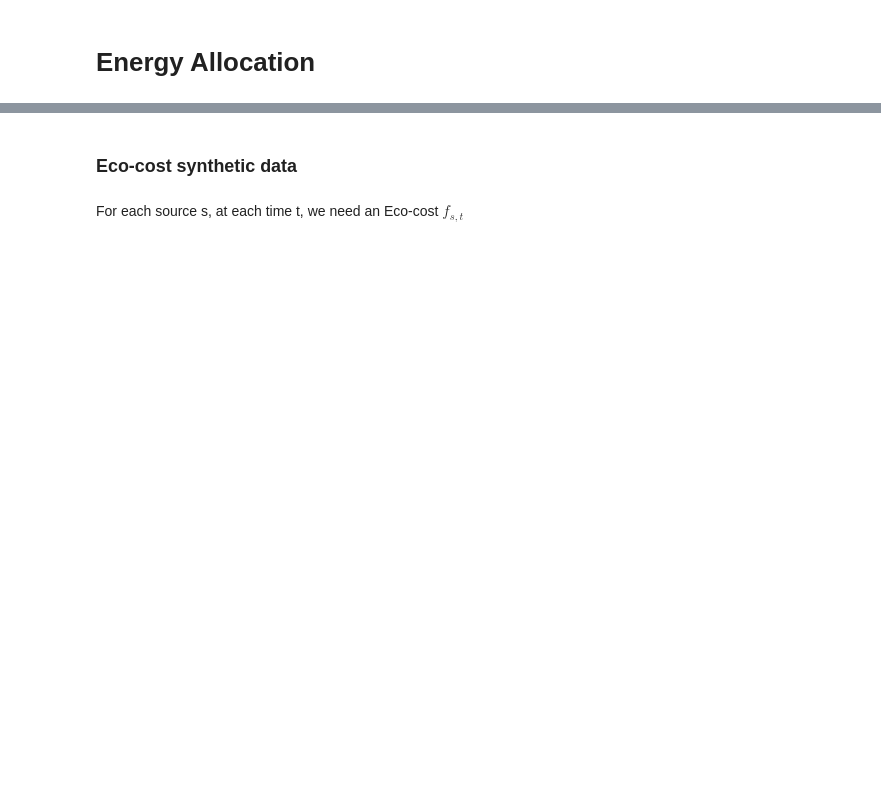
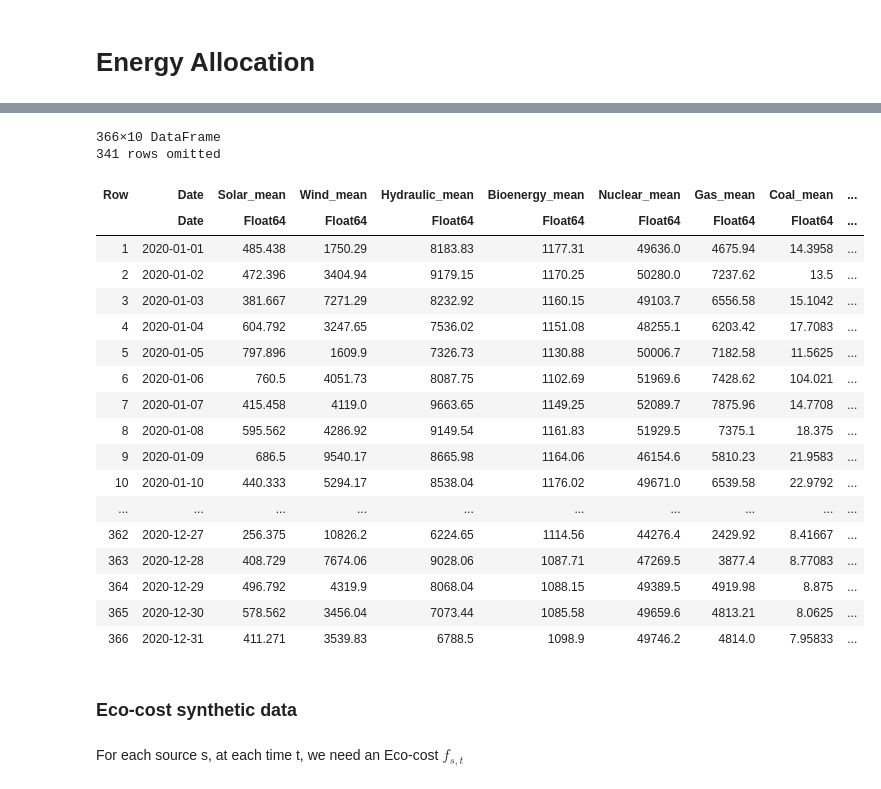
Before and after one commit to OscarCourbit/Energy-Allocation-in-France, a Jupyter notebook: Project_Problem.ipynb, the cells around one changed output, grey strips where cells are left out. Saved outputs shown, nothing was run; the diff lists cells and outputs as text; code cells hidden in the pictures; blank space fills up the shorter version.

```diff
--- a/Project_Problem.ipynb
+++ b/Project_Problem.ipynb
@@ -91,18 +108,39 @@ plot(df_by_day[!, :Date], df_by_day[!, :Solar_mean], label="Solar production", x
 # %%
 # create a daily average production dataframe
-df_daily = combine(groupby(df, :Date), :Solar => mean => :Solar_mean, :Wind => mean => :Wind_mean, :Hydraulic => mean => :Hydraulic_mean, :Bioenergy => mean => :Bioenergy_mean, :Nuclear => mean => :Nuclear_mean, :Gas => mean => :Gas_mean, :Coal => mean => :Coal_mean, :Fioul => mean => :Fioul_mean, :Consumption => mean => :Consumption_mean)
+df_daily = combine(groupby(df, :Date), :Solar => mean => :Solar_mean, :Wind => mean => :Wind_mean, :Hydraulic => mean => :Hydraulic_mean, :Bioenergy => mean => :Bioenergy_mean, :Nuclear => mean => :Nuclear_mean, :Gas => mean => :Gas_mean, :Coal => mean => :Coal_mean, :Fuel => mean => :Fuel_mean, :Consumption => mean => :Consumption_mean)
 # sort the dataframe by date
 df_daily = sort(df_daily, :Date)
 # plot the data
 #plot(df_daily[!, :Date], df_daily[!, :Solar_mean], label="Solar production", xlabel="Date", ylabel="Solar production", title="Daily average solar production respect to the time")
 #plot(df_daily[!, :Date], df_daily[!, :Wind_mean], label="Wind production")
 #plot(df_daily[!, :Date], df_daily[!, :Hydraulic_mean], label="Hydraulic production")
 #plot(df_daily[!, :Date], df_daily[!, :Bioenergy_mean], label="Bioenergy production")
 #plot(df_daily[!, :Date], df_daily[!, :Nuclear_mean], label="Nuclear production")
 #plot(df_daily[!, :Date], df_daily[!, :Gas_mean], label="Gas production")
 #plot(df_daily[!, :Date], df_daily[!, :Coal_mean], label="Coal production")
-#plot(df_daily[!, :Date], df_daily[!, :Fioul_mean], label="Fioul production")
-plot(df_daily[!, :Date], df_daily[!, :Consumption_mean], label="Consumption")
+#plot(df_daily[!, :Date], df_daily[!, :Fuel_mean], label="Fuel production")
+#plot(df_daily[!, :Date], df_daily[!, :Consumption_mean], label="Consumption")
+# %% [output]
+366×10 DataFrame
+341 rows omitted
+| Row | Date | Solar_mean | Wind_mean | Hydraulic_mean | Bioenergy_mean | Nuclear_mean | Gas_mean | Coal_mean | ... |
+|  | Date | Float64 | Float64 | Float64 | Float64 | Float64 | Float64 | Float64 | ... |
+| 1 | 2020-01-01 | 485.438 | 1750.29 | 8183.83 | 1177.31 | 49636.0 | 4675.94 | 14.3958 | ... |
+| 2 | 2020-01-02 | 472.396 | 3404.94 | 9179.15 | 1170.25 | 50280.0 | 7237.62 | 13.5 | ... |
+| 3 | 2020-01-03 | 381.667 | 7271.29 | 8232.92 | 1160.15 | 49103.7 | 6556.58 | 15.1042 | ... |
+| 4 | 2020-01-04 | 604.792 | 3247.65 | 7536.02 | 1151.08 | 48255.1 | 6203.42 | 17.7083 | ... |
+| 5 | 2020-01-05 | 797.896 | 1609.9 | 7326.73 | 1130.88 | 50006.7 | 7182.58 | 11.5625 | ... |
+| 6 | 2020-01-06 | 760.5 | 4051.73 | 8087.75 | 1102.69 | 51969.6 | 7428.62 | 104.021 | ... |
+| 7 | 2020-01-07 | 415.458 | 4119.0 | 9663.65 | 1149.25 | 52089.7 | 7875.96 | 14.7708 | ... |
+| 8 | 2020-01-08 | 595.562 | 4286.92 | 9149.54 | 1161.83 | 51929.5 | 7375.1 | 18.375 | ... |
+| 9 | 2020-01-09 | 686.5 | 9540.17 | 8665.98 | 1164.06 | 46154.6 | 5810.23 | 21.9583 | ... |
+| 10 | 2020-01-10 | 440.333 | 5294.17 | 8538.04 | 1176.02 | 49671.0 | 6539.58 | 22.9792 | ... |
+| ... | ... | ... | ... | ... | ... | ... | ... | ... | ... |
+| 362 | 2020-12-27 | 256.375 | 10826.2 | 6224.65 | 1114.56 | 44276.4 | 2429.92 | 8.41667 | ... |
+| 363 | 2020-12-28 | 408.729 | 7674.06 | 9028.06 | 1087.71 | 47269.5 | 3877.4 | 8.77083 | ... |
+| 364 | 2020-12-29 | 496.792 | 4319.9 | 8068.04 | 1088.15 | 49389.5 | 4919.98 | 8.875 | ... |
+| 365 | 2020-12-30 | 578.562 | 3456.04 | 7073.44 | 1085.58 | 49659.6 | 4813.21 | 8.0625 | ... |
+| 366 | 2020-12-31 | 411.271 | 3539.83 | 6788.5 | 1098.9 | 49746.2 | 4814.0 | 7.95833 | ... |
 # %% [markdown]
 ### Eco-cost synthetic data
 # %% [markdown]
```
Also changed, not shown: parts of 10 cells of this notebook.
